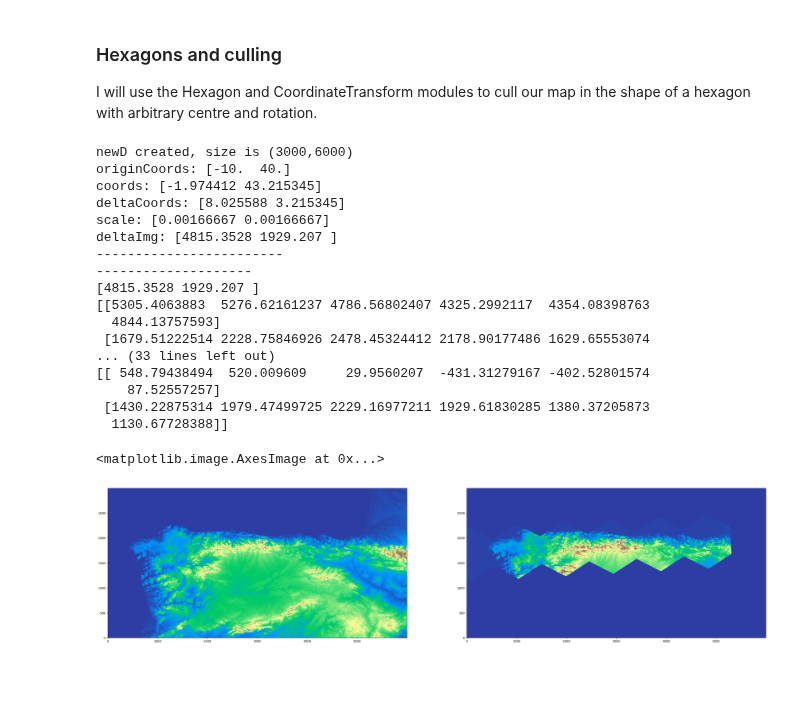
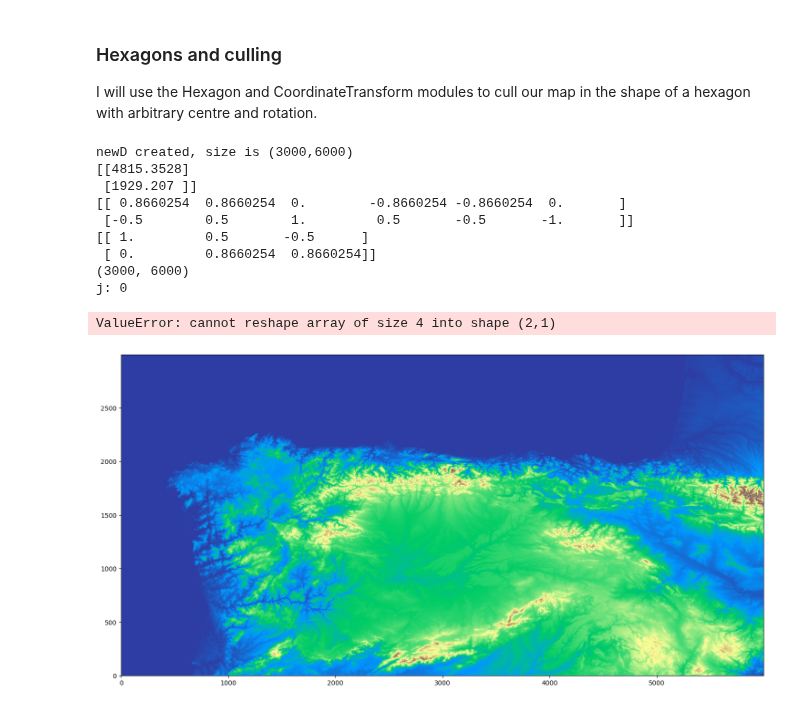
Before and after one commit to DAndrewA/TopographicalHexagons, a Jupyter notebook: main.ipynb, the cells around one changed output. Saved outputs shown, nothing was run; the diff lists cells and outputs as text; code cells hidden in the pictures; blank space fills up the shorter version.

```diff
--- a/main.ipynb
+++ b/main.ipynb
@@ -172,54 +172,46 @@ Transform = CT.CoordinateTransform(metadata=newM)
 #coords = [-5.849259, 42.361374] #long,lat ## Oviedo
 #coords = [-2.349515,43.091012] #long,lat  ## basque country
 #coords = [-5,45]
-coords = [-1.974412, 43.215345] # roughly the first point I want
+coords = np.array([-1.974412, 43.215345]).reshape((2,1)) # roughly the first point I want
 
 
 img = Transform.coords2Img(coords)
 # create the hexagon of 200 pixels radius, centered on Oviedo
 H = Hexagon.Hexagon(550,3,img)
 
 # create all the points in image space
 x = range(0,np.size(newD,1))
 y = range(0,np.size(newD,0))
 X,Y = np.meshgrid(x,y)
 print(np.shape(X))
 
 cullMask = H.outsideHexagon(X,Y)
 #mask = cullMask.copy()
 plt.figure(figsize = (40,20))
 
 plt.subplot(1,2,1)
 plt.imshow(newD,origin='lower',interpolation='bilinear')
 
 for j in range(4): # create 4 additional hexagons to the left
     print('j: {}'.format(j))
     H = H.createAdjacentHexagon(3)
     cullMask = np.logical_and(cullMask,H.outsideHexagon(X,Y))
 
 newD[cullMask] = cullValue
 plt.subplot(1,2,2)
 plt.imshow(newD,origin='lower',interpolation='bilinear')
 # %% [output]
 newD created, size is (3000,6000)
-originCoords: [-10.  40.]
-coords: [-1.974412 43.215345]
-deltaCoords: [8.025588 3.215345]
-scale: [0.00166667 0.00166667]
-deltaImg: [4815.3528 1929.207 ]
-------------------------
---------------------
-[4815.3528 1929.207 ]
-[[5305.4063883  5276.62161237 4786.56802407 4325.2992117  4354.08398763
-  4844.13757593]
- [1679.51222514 2228.75846926 2478.45324412 2178.90177486 1629.65553074
-... (33 lines left out)
-[[ 548.79438494  520.009609     29.9560207  -431.31279167 -402.52801574
-    87.52557257]
- [1430.22875314 1979.47499725 2229.16977211 1929.61830285 1380.37205873
-  1130.67728388]]
+[[4815.3528]
+ [1929.207 ]]
+[[ 0.8660254  0.8660254  0.        -0.8660254 -0.8660254  0.       ]
+ [-0.5        0.5        1.         0.5       -0.5       -1.       ]]
+[[ 1.         0.5       -0.5      ]
+ [ 0.         0.8660254  0.8660254]]
+(3000, 6000)
+j: 0
-<matplotlib.image.AxesImage at 0x...>
+ValueError: cannot reshape array of size 4 into shape (2,1)
-[figure, old version]
+[figure, new version]
 # %%
 scaleD = newD.copy()
 w = lambda x: np.sign(x)*np.log(np.abs(x)+1)
```
Also changed, not shown: 2 other files.
